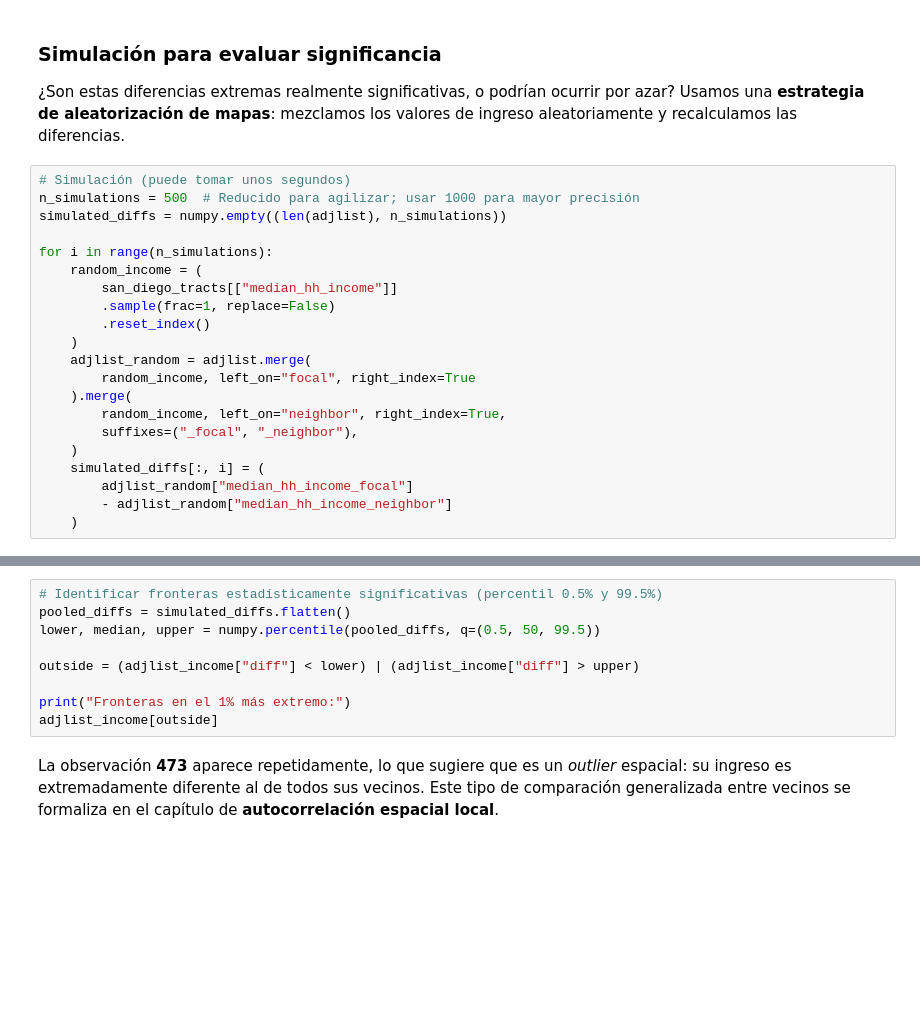
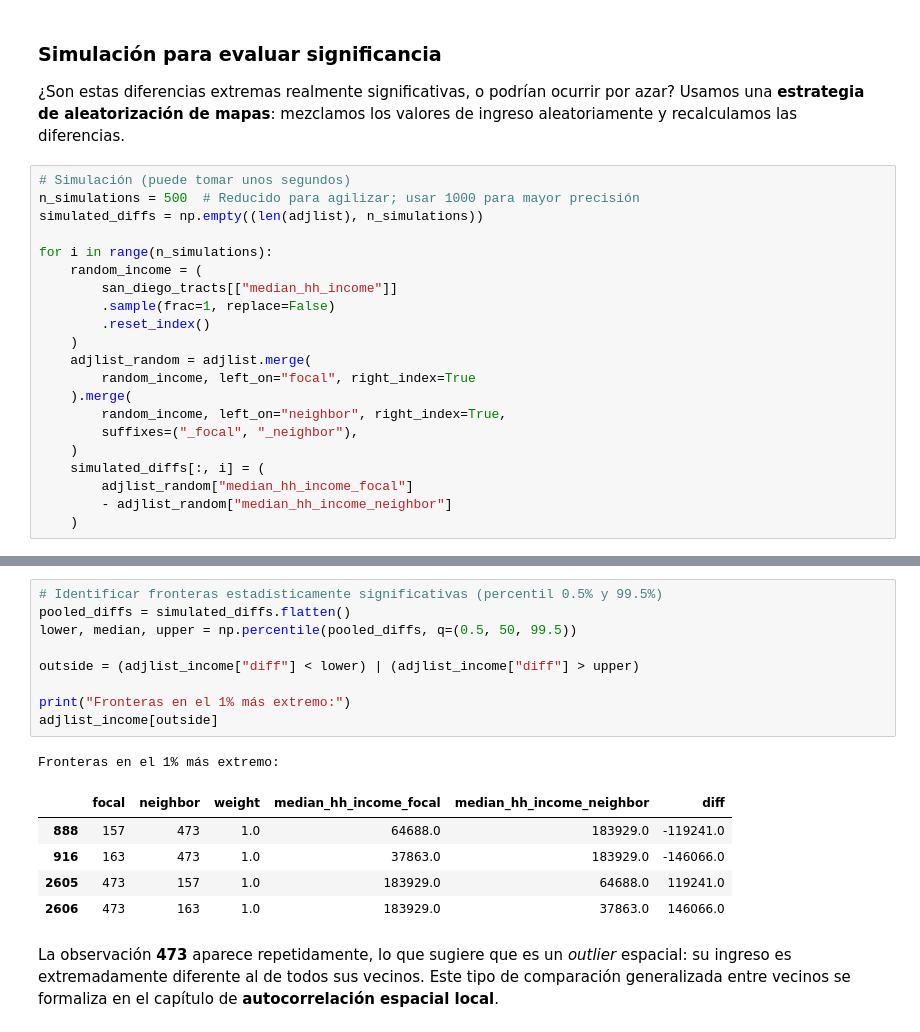
Before and after one commit to daniopitz/geodata, a Jupyter notebook: 02_pesos_espaciales.ipynb, the cells around one changed output, grey strips where cells are left out. Drawn from its saved outputs; the diff is of its cells as text; blank space fills up the shorter version.

```diff
--- a/02_pesos_espaciales.ipynb
+++ b/02_pesos_espaciales.ipynb
@@ -703,7 +768,7 @@ extremes
 # %%
 # Simulación (puede tomar unos segundos)
 n_simulations = 500  # Reducido para agilizar; usar 1000 para mayor precisión
-simulated_diffs = numpy.empty((len(adjlist), n_simulations))
+simulated_diffs = np.empty((len(adjlist), n_simulations))
 
 for i in range(n_simulations):
     random_income = (
@@ -739,12 +806,19 @@ plt.show()
 # %%
 # Identificar fronteras estadísticamente significativas (percentil 0.5% y 99.5%)
 pooled_diffs = simulated_diffs.flatten()
-lower, median, upper = numpy.percentile(pooled_diffs, q=(0.5, 50, 99.5))
+lower, median, upper = np.percentile(pooled_diffs, q=(0.5, 50, 99.5))
 
 outside = (adjlist_income["diff"] < lower) | (adjlist_income["diff"] > upper)
 
 print("Fronteras en el 1% más extremo:")
 adjlist_income[outside]
+# %% [output]
+Fronteras en el 1% más extremo:
+|  | focal | neighbor | weight | median_hh_income_focal | median_hh_income_neighbor | diff |
+| 888 | 157 | 473 | 1.0 | 64688.0 | 183929.0 | -119241.0 |
+| 916 | 163 | 473 | 1.0 | 37863.0 | 183929.0 | -146066.0 |
+| 2605 | 473 | 157 | 1.0 | 183929.0 | 64688.0 | 119241.0 |
+| 2606 | 473 | 163 | 1.0 | 183929.0 | 37863.0 | 146066.0 |
 # %% [markdown]
 La observación **473** aparece repetidamente, lo que sugiere que es un *outlier* espacial: su ingreso es extremadamente diferente al de todos sus vecinos. Este tipo de comparación generalizada entre vecinos se formaliza en el capítulo de **autocorrelación espacial local**.
 # %% [markdown]
```
Also changed, not shown: parts of 20 cells of this notebook, 12 other files.
